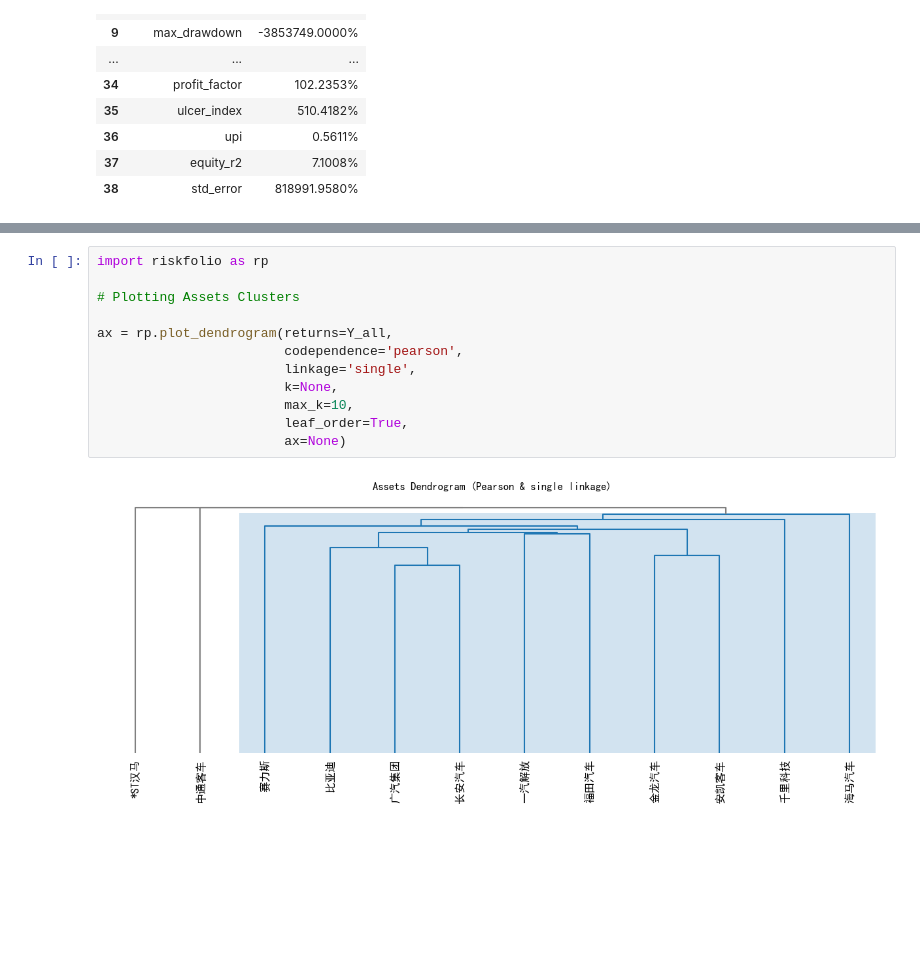
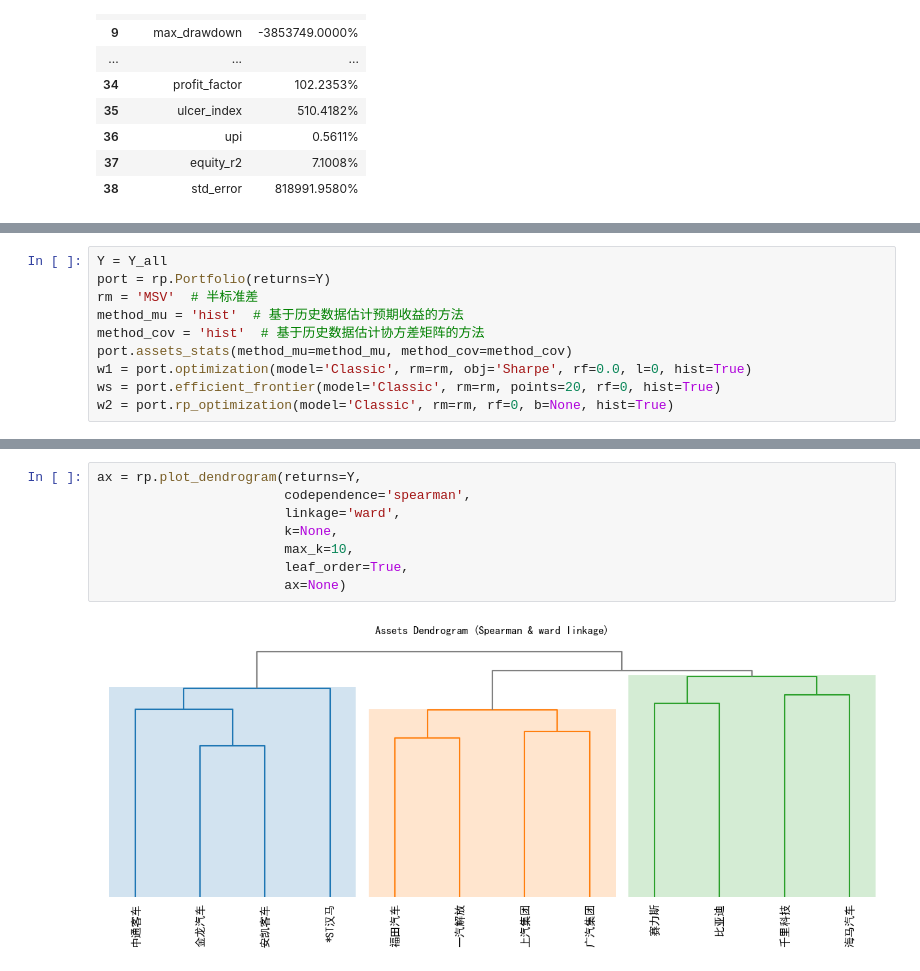
Before and after one commit to wisherg/python_data_course, a Jupyter notebook: Pybroker量化交易/7-组合投资理论在量化交易的应用-pybroker量化交易.ipynb, the cells around one changed output, grey strips where cells are left out. Saved outputs shown, nothing was run; the diff lists cells and outputs as text; blank space fills up the shorter version.

```diff
--- a/Pybroker量化交易/7-组合投资理论在量化交易的应用-pybroker量化交易.ipynb
+++ b/Pybroker量化交易/7-组合投资理论在量化交易的应用-pybroker量化交易.ipynb
@@ -592,0 +667,10 @@ result.metrics_df
+# %%
+Y = Y_all
+port = rp.Portfolio(returns=Y)
+rm = 'MSV'  # 半标准差
+method_mu = 'hist'  # 基于历史数据估计预期收益的方法
+method_cov = 'hist'  # 基于历史数据估计协方差矩阵的方法
+port.assets_stats(method_mu=method_mu, method_cov=method_cov)
+w1 = port.optimization(model='Classic', rm=rm, obj='Sharpe', rf=0.0, l=0, hist=True)
+ws = port.efficient_frontier(model='Classic', rm=rm, points=20, rf=0, hist=True)
+w2 = port.rp_optimization(model='Classic', rm=rm, rf=0, b=None, hist=True)
@@ -593,14 +947,10 @@ result.metrics_df
 # %%
-import riskfolio as rp
-
-# Plotting Assets Clusters
-
-ax = rp.plot_dendrogram(returns=Y_all,
-                        codependence='pearson',
-                        linkage='single',
+ax = rp.plot_dendrogram(returns=Y,
+                        codependence='spearman',
+                        linkage='ward',
                         k=None,
                         max_k=10,
                         leaf_order=True,
                         ax=None)
 # %% [output]
-[figure, old version]
+[figure, new version]
```
Also changed, not shown: parts of 38 cells of this notebook.
